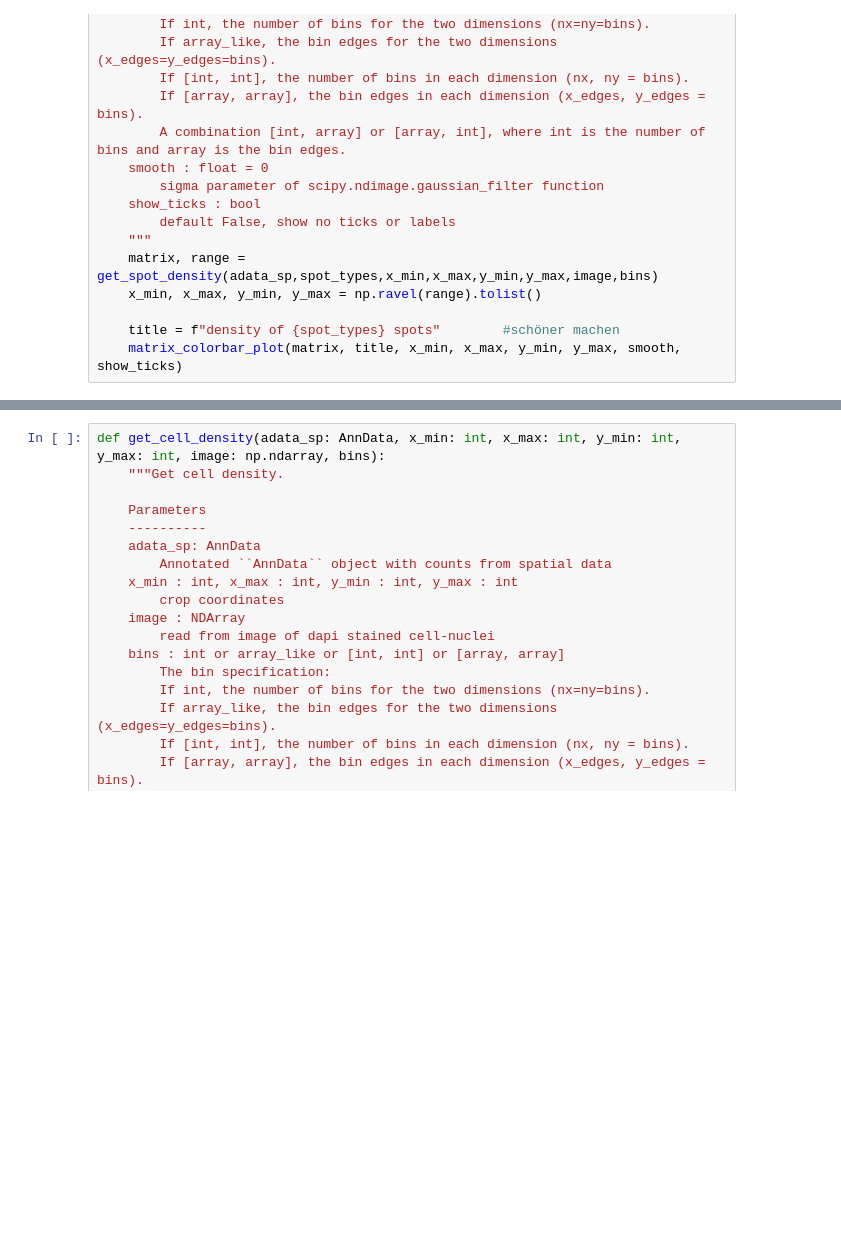
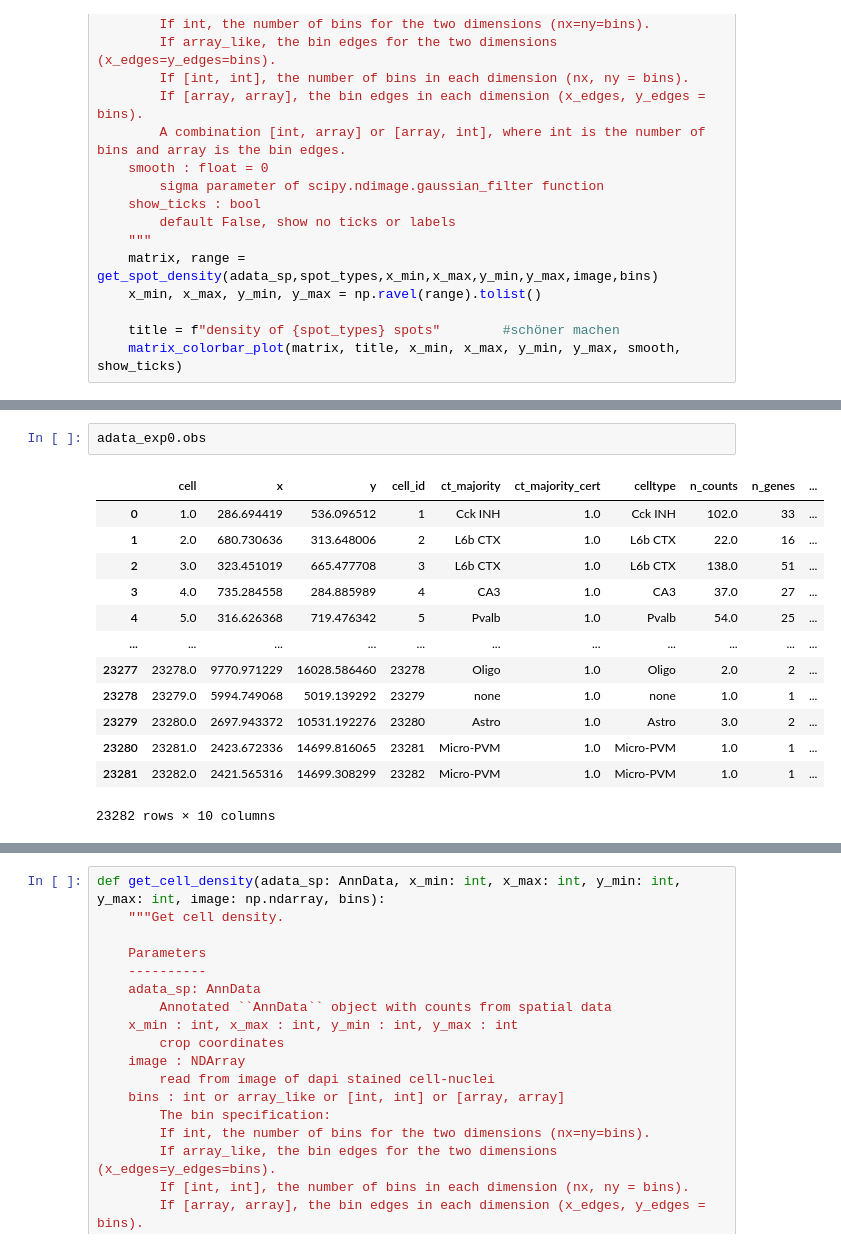
Before and after one commit to j-dichgans/my_txsim, a Jupyter notebook: metric_local.ipynb, the cells around one changed output, grey strips where cells are left out. Saved outputs shown, nothing was run; the diff lists cells and outputs as text; blank space fills up the shorter version.

```diff
--- a/metric_local.ipynb
+++ b/metric_local.ipynb
@@ -428,3 +462,19 @@ get_cells_df(adata_sp = adata_exp0, adata_sc = adata_Yao)
+# %%
+adata_exp0.obs
+# %% [output]
+|  | cell | x | y | cell_id | ct_majority | ct_majority_cert | celltype | n_counts | n_genes | ... |
+| 0 | 1.0 | 286.694419 | 536.096512 | 1 | Cck INH | 1.0 | Cck INH | 102.0 | 33 | ... |
+| 1 | 2.0 | 680.730636 | 313.648006 | 2 | L6b CTX | 1.0 | L6b CTX | 22.0 | 16 | ... |
+| 2 | 3.0 | 323.451019 | 665.477708 | 3 | L6b CTX | 1.0 | L6b CTX | 138.0 | 51 | ... |
+| 3 | 4.0 | 735.284558 | 284.885989 | 4 | CA3 | 1.0 | CA3 | 37.0 | 27 | ... |
+| 4 | 5.0 | 316.626368 | 719.476342 | 5 | Pvalb | 1.0 | Pvalb | 54.0 | 25 | ... |
+| ... | ... | ... | ... | ... | ... | ... | ... | ... | ... | ... |
+| 23277 | 23278.0 | 9770.971229 | 16028.586460 | 23278 | Oligo | 1.0 | Oligo | 2.0 | 2 | ... |
+| 23278 | 23279.0 | 5994.749068 | 5019.139292 | 23279 | none | 1.0 | none | 1.0 | 1 | ... |
+| 23279 | 23280.0 | 2697.943372 | 10531.192276 | 23280 | Astro | 1.0 | Astro | 3.0 | 2 | ... |
+| 23280 | 23281.0 | 2423.672336 | 14699.816065 | 23281 | Micro-PVM | 1.0 | Micro-PVM | 1.0 | 1 | ... |
+| 23281 | 23282.0 | 2421.565316 | 14699.308299 | 23282 | Micro-PVM | 1.0 | Micro-PVM | 1.0 | 1 | ... |
+23282 rows × 10 columns
 # %%
 #plot cell nuclei allignment
 df = adata_exp0.obs
```
Also changed, not shown: parts of 23 cells of this notebook.
